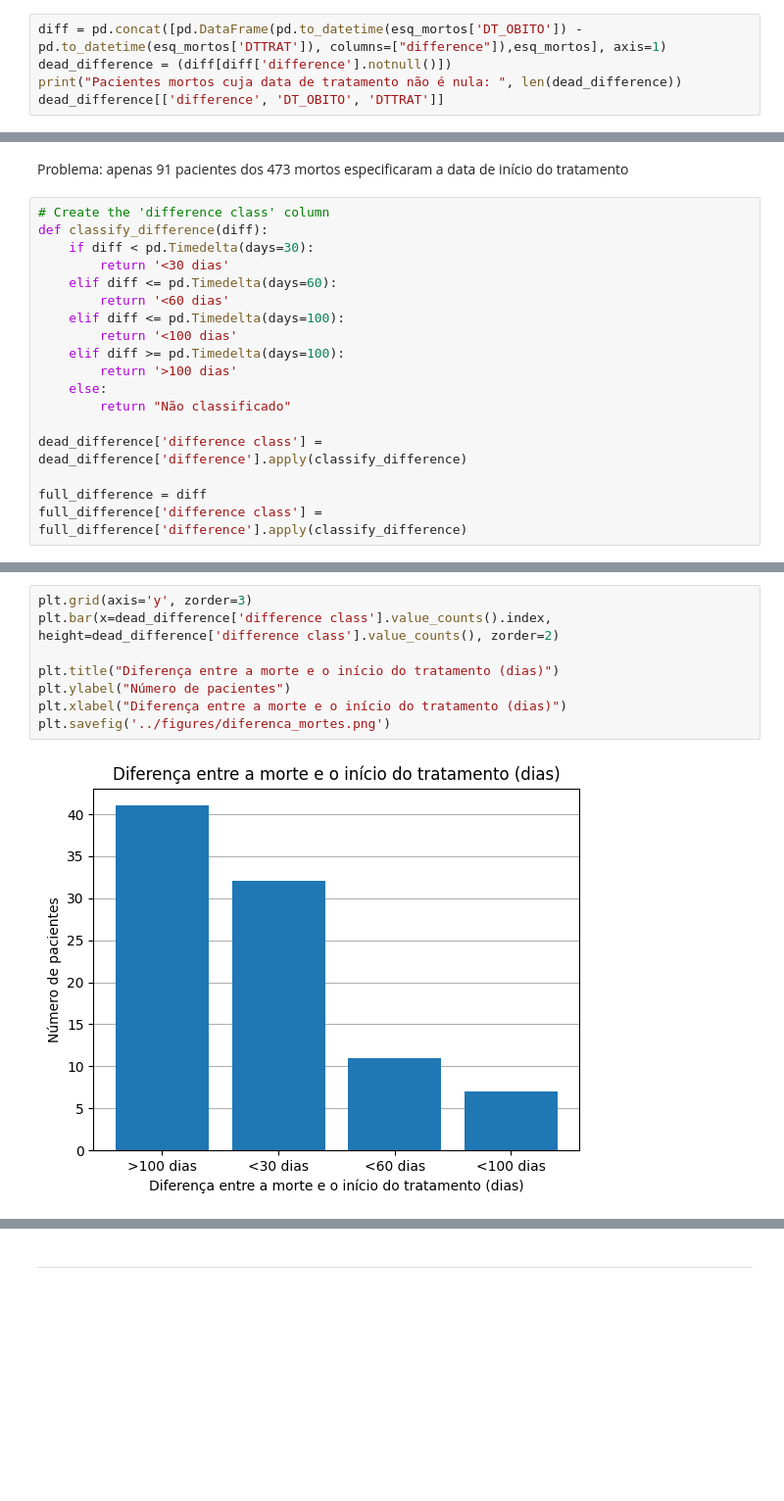
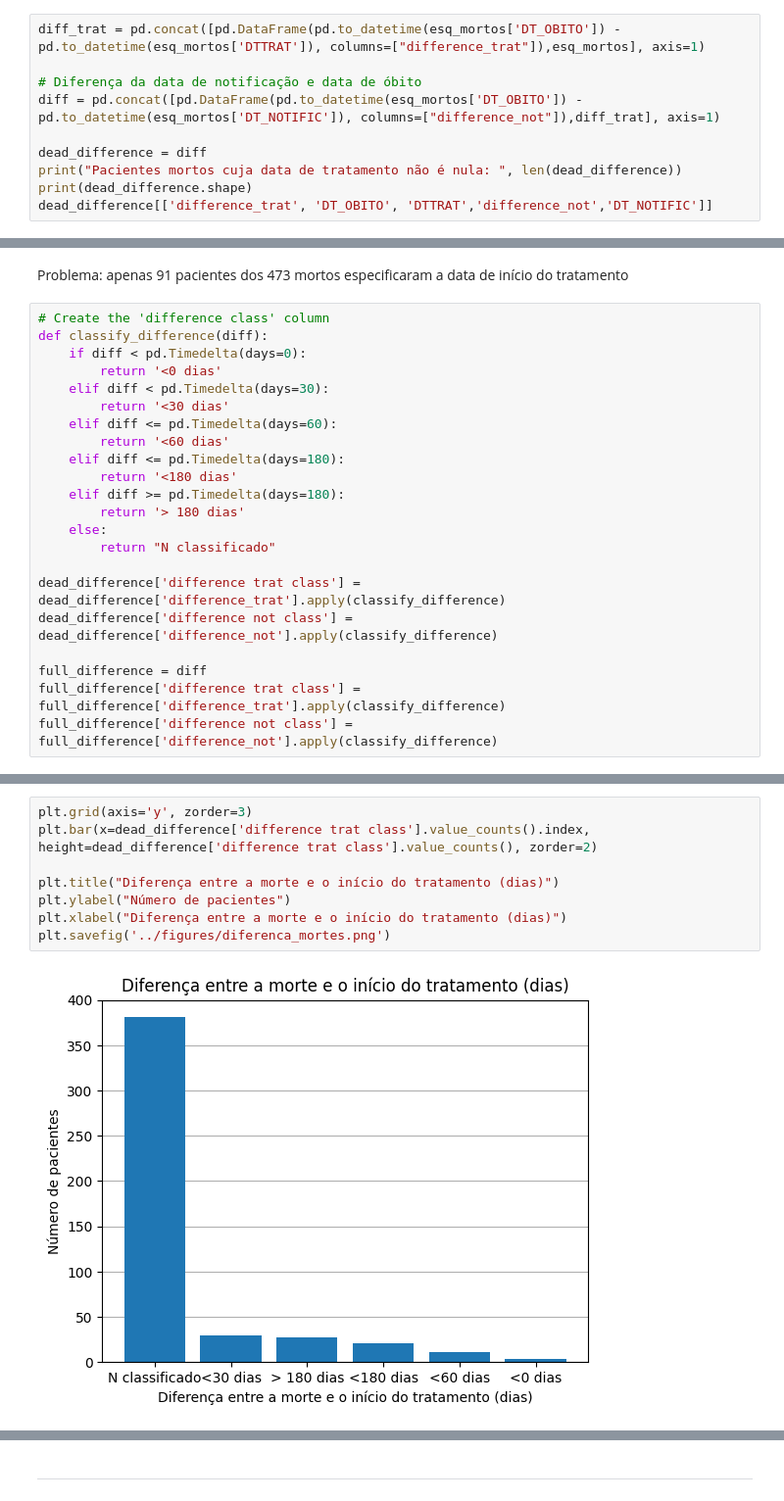
Before and after one commit to lipecorradini/mc853, a Jupyter notebook: entrega-1/pre_processing.ipynb, the cells around one changed output, grey strips where cells are left out. Shown: that part at 98% size. Drawn from its saved outputs; the diff is of its cells as text; blank space fills up the shorter version.

```diff
--- a/entrega-1/pre_processing.ipynb
+++ b/entrega-1/pre_processing.ipynb
@@ -143,8 +143,13 @@ print(len(esq_mortos[esq_mortos['DTTRAT'].notnull()]))
 # %% [markdown]
 Pudemos ver que, se considerarmos apenas os pacientes com data de tratamento mapeada, temos 10361 casos totais, sendo 91 mortes, o que dá uma taxa de mortalidade de 0,88%
 # %%
-diff = pd.concat([pd.DataFrame(pd.to_datetime(esq_mortos['DT_OBITO']) - pd.to_datetime(esq_mortos['DTTRAT']), columns=["difference"]),esq_mortos], axis=1)
-dead_difference = (diff[diff['difference'].notnull()])
+diff_trat = pd.concat([pd.DataFrame(pd.to_datetime(esq_mortos['DT_OBITO']) - pd.to_datetime(esq_mortos['DTTRAT']), columns=["difference_trat"]),esq_mortos], axis=1)
+
+# Diferença da data de notificação e data de óbito
+diff = pd.concat([pd.DataFrame(pd.to_datetime(esq_mortos['DT_OBITO']) - pd.to_datetime(esq_mortos['DT_NOTIFIC']), columns=["difference_not"]),diff_trat], axis=1)
+
+dead_difference = diff
 print("Pacientes mortos cuja data de tratamento não é nula: ", len(dead_difference))
-dead_difference[['difference', 'DT_OBITO', 'DTTRAT']]
+print(dead_difference.shape)
+dead_difference[['difference_trat', 'DT_OBITO', 'DTTRAT','difference_not','DT_NOTIFIC']]
 # %% [output]
@@ -167,18 +173,22 @@ Problema: apenas 91 pacientes dos 473 mortos especificaram a data de início do
 # %%
 # Create the 'difference class' column
 def classify_difference(diff):
-    if diff < pd.Timedelta(days=30):
+    if diff < pd.Timedelta(days=0):
+        return '<0 dias'
+    elif diff < pd.Timedelta(days=30):
         return '<30 dias'
     elif diff <= pd.Timedelta(days=60):
         return '<60 dias'
-    elif diff <= pd.Timedelta(days=100):
-        return '<100 dias'
-    elif diff >= pd.Timedelta(days=100):
-        return '>100 dias'
+    elif diff <= pd.Timedelta(days=180):
+        return '<180 dias'
+    elif diff >= pd.Timedelta(days=180):
+        return '> 180 dias'
     else:
-        return "Não classificado"
+        return "N classificado"
 
-dead_difference['difference class'] = dead_difference['difference'].apply(classify_difference)
+dead_difference['difference trat class'] = dead_difference['difference_trat'].apply(classify_difference)
+dead_difference['difference not class'] = dead_difference['difference_not'].apply(classify_difference)
 
 full_difference = diff
-full_difference['difference class'] = full_difference['difference'].apply(classify_difference)
+full_difference['difference trat class'] = full_difference['difference_trat'].apply(classify_difference)
+full_difference['difference not class'] = full_difference['difference_not'].apply(classify_difference)
@@ -205,11 +209,11 @@ plt.grid()
 [figure]
 # %%
 plt.grid(axis='y', zorder=3)
-plt.bar(x=dead_difference['difference class'].value_counts().index, height=dead_difference['difference class'].value_counts(), zorder=2)
+plt.bar(x=dead_difference['difference trat class'].value_counts().index, height=dead_difference['difference trat class'].value_counts(), zorder=2)
 
 plt.title("Diferença entre a morte e o início do tratamento (dias)")
 plt.ylabel("Número de pacientes")
 plt.xlabel("Diferença entre a morte e o início do tratamento (dias)")
 plt.savefig('../figures/diferenca_mortes.png')
 # %% [output]
-[figure, old version]
+[figure, new version]
```
Also changed, not shown: parts of 38 cells of this notebook, 4 other files.
